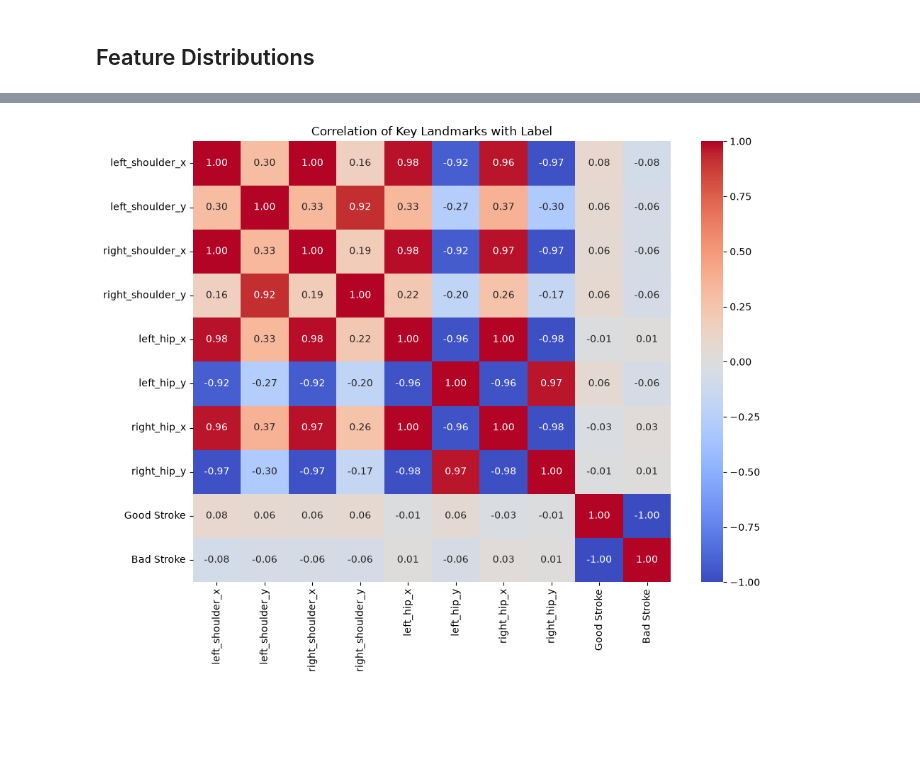
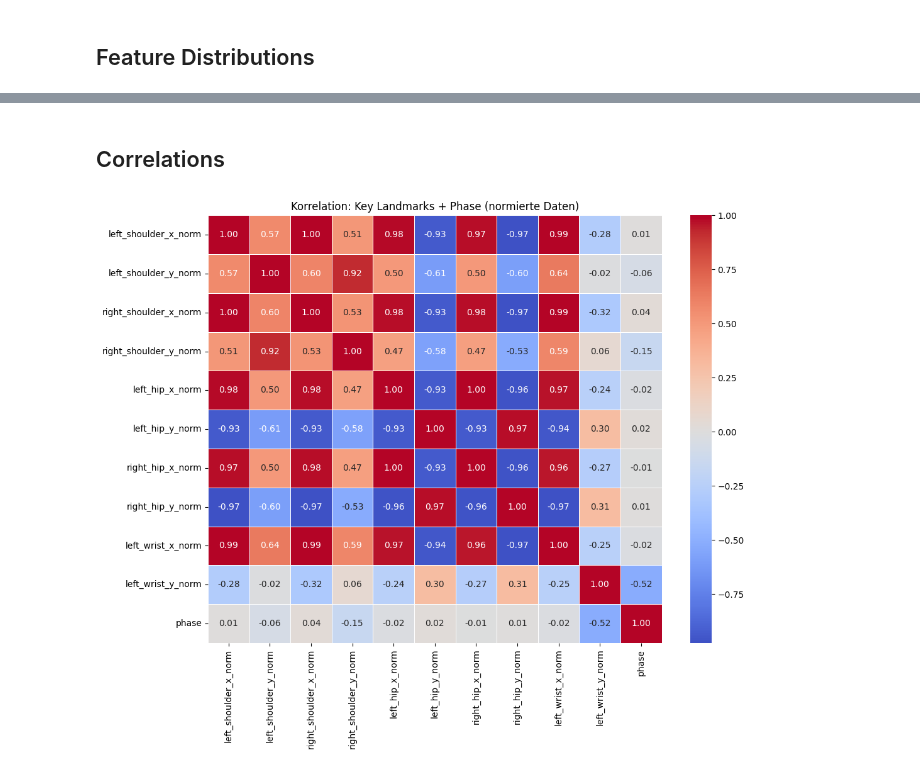
Before and after one commit to clarabri/ML-project, a Jupyter notebook: 1_DatasetCharacteristics/exploratory_data_analysis.ipynb, the cells around one changed output, grey strips where cells are left out. Drawn from its saved outputs; the diff is of its cells as text; code cells hidden in the pictures; blank space fills up the shorter version.

```diff
--- a/1_DatasetCharacteristics/exploratory_data_analysis.ipynb
+++ b/1_DatasetCharacteristics/exploratory_data_analysis.ipynb
@@ -185,18 +140,0 @@ The dataset is heavily imbalanced:
-# %%
-df["Label"] = df["Good Stroke"].map({1: "GOOD", 0: "BAD"})
-
-good_frames = df[df["Label"] == "GOOD"].shape[0]
-bad_frames  = df[df["Label"] == "BAD"].shape[0]
-total       = len(df)
-
-print(f"Good frames: {good_frames} ({good_frames/total*100:.1f}%)")
-print(f"Bad frames:  {bad_frames} ({bad_frames/total*100:.1f}%)")
-
-
-plt.figure(figsize=(6, 4))
-sns.countplot(x="Label", data=df, hue="Label", palette={"GOOD": "green", "BAD": "red"}, legend=False)
-plt.title("Class Distribution: GOOD vs BAD")
-plt.xlabel("Label")
-plt.ylabel("Number of Frames")
-plt.tight_layout()
-plt.show()
@@ -266,19 +249,21 @@ The current dataset should therefore be considered a **proof-of-concept foundati
+# %% [markdown]
+## Correlations
 # %%
-# Example: Plotting a heatmap to show feature correlations
 key_cols = [
-    "left_shoulder_x", "left_shoulder_y",
-    "right_shoulder_x", "right_shoulder_y",
-    "left_hip_x", "left_hip_y",
-    "right_hip_x", "right_hip_y",
-    "Good Stroke", "Bad Stroke"
+    "left_shoulder_x_norm",  "left_shoulder_y_norm",
+    "right_shoulder_x_norm", "right_shoulder_y_norm",
+    "left_hip_x_norm",       "left_hip_y_norm",
+    "right_hip_x_norm",      "right_hip_y_norm",
+    "left_wrist_x_norm",     "left_wrist_y_norm",
+    "phase",
 ]
 
-correlation_matrix = df[key_cols].corr()
+corr = df[key_cols].corr()
 
-plt.figure(figsize=(10, 8))
-sns.heatmap(correlation_matrix, annot=True, fmt=".2f", cmap="coolwarm", center=0)
-plt.title("Correlation of Key Landmarks with Label")
+plt.figure(figsize=(11, 9))
+sns.heatmap(corr, annot=True, fmt=".2f", cmap="coolwarm", center=0, linewidths=0.5)
+plt.title("Korrelation: Key Landmarks + Phase (normierte Daten)")
 plt.tight_layout()
 plt.show()
 # %% [output]
-[figure, old version]
+[figure, new version]
```
Also changed, not shown: parts of 30 cells of this notebook, 46 other files.
